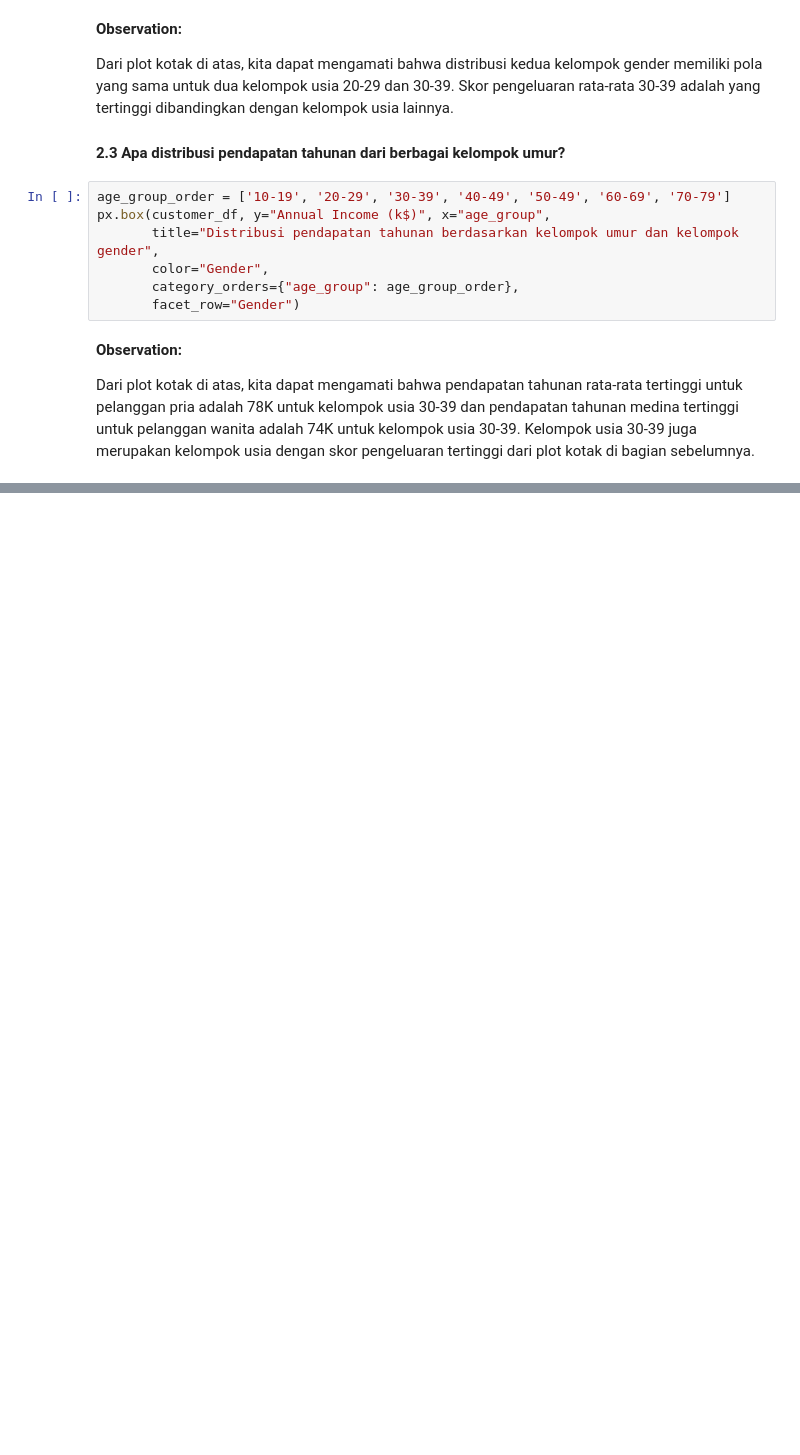
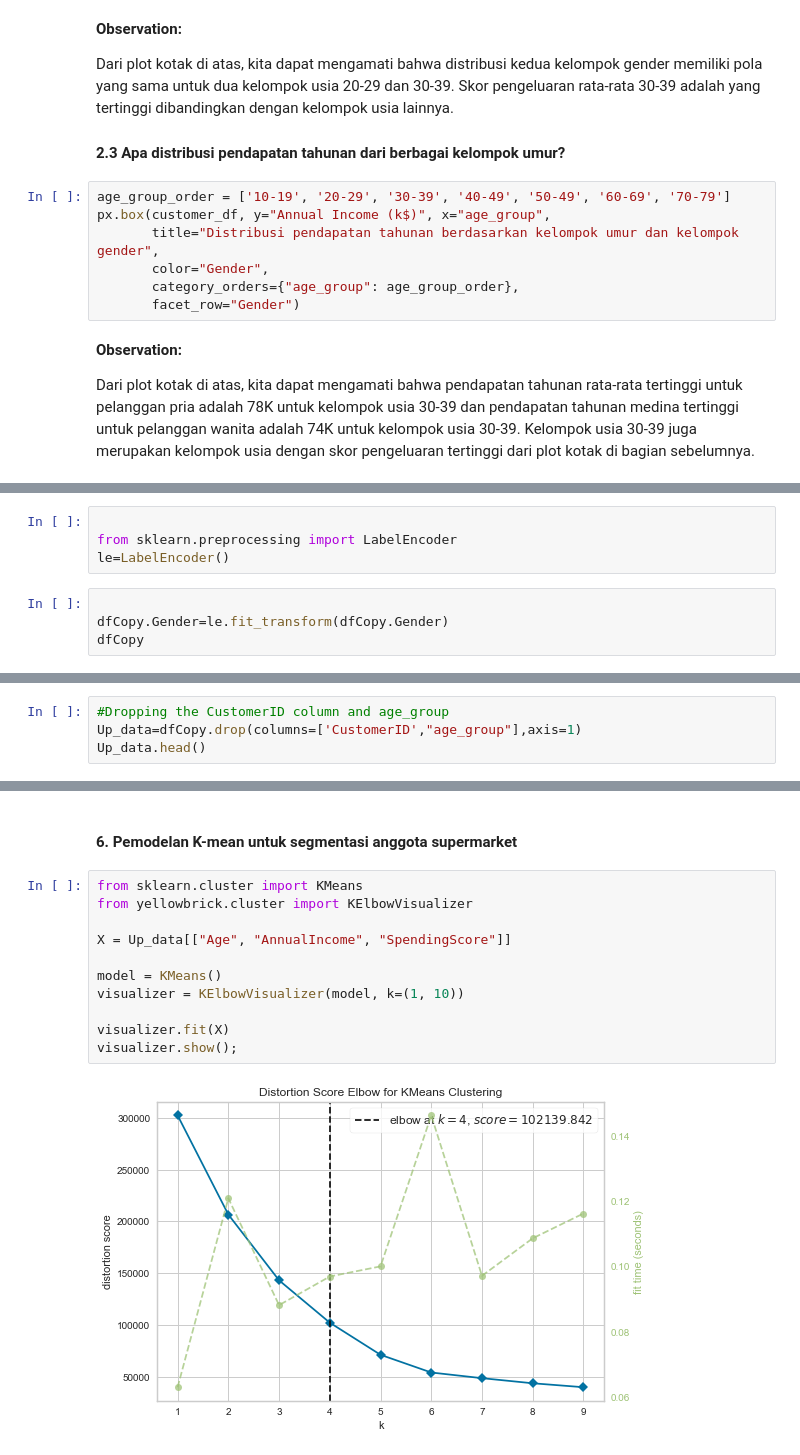
Before and after one commit to JuanFakhri/Mall_Customer_Segmentation_Data, a Jupyter notebook: Portfolio_Mall_Customer_Segmentation_Data.ipynb, the cells around one changed output, grey strips where cells are left out. Saved outputs shown, nothing was run; the diff lists cells and outputs as text; blank space fills up the shorter version.

```diff
--- a/Portfolio_Mall_Customer_Segmentation_Data.ipynb
+++ b/Portfolio_Mall_Customer_Segmentation_Data.ipynb
@@ -171,0 +254,8 @@ Dari plot kotak di atas, kita dapat mengamati bahwa pendapatan tahunan rata-rata
+# %%
+
+from sklearn.preprocessing import LabelEncoder
+le=LabelEncoder()
+# %%
+
+dfCopy.Gender=le.fit_transform(dfCopy.Gender)
+dfCopy
@@ -171,0 +278,4 @@ Dari plot kotak di atas, kita dapat mengamati bahwa pendapatan tahunan rata-rata
+# %%
+#Dropping the CustomerID column and age_group
+Up_data=dfCopy.drop(columns=['CustomerID',"age_group"],axis=1)
+Up_data.head()
@@ -171,0 +313,15 @@ Dari plot kotak di atas, kita dapat mengamati bahwa pendapatan tahunan rata-rata
+# %% [markdown]
+#### 6. Pemodelan K-mean untuk segmentasi anggota supermarket
+# %%
+from sklearn.cluster import KMeans
+from yellowbrick.cluster import KElbowVisualizer
+
+X = Up_data[["Age", "AnnualIncome", "SpendingScore"]]
+
+model = KMeans()
+visualizer = KElbowVisualizer(model, k=(1, 10))
+
+visualizer.fit(X)
+visualizer.show();
+# %% [output]
+[figure, added]
```
Also changed, not shown: parts of 24 cells of this notebook.
